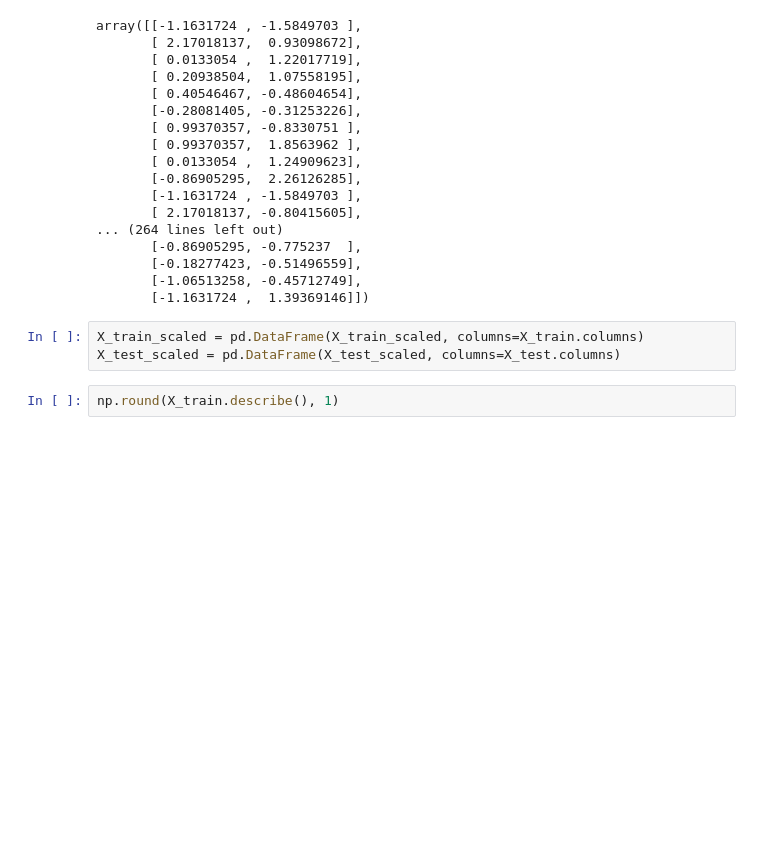
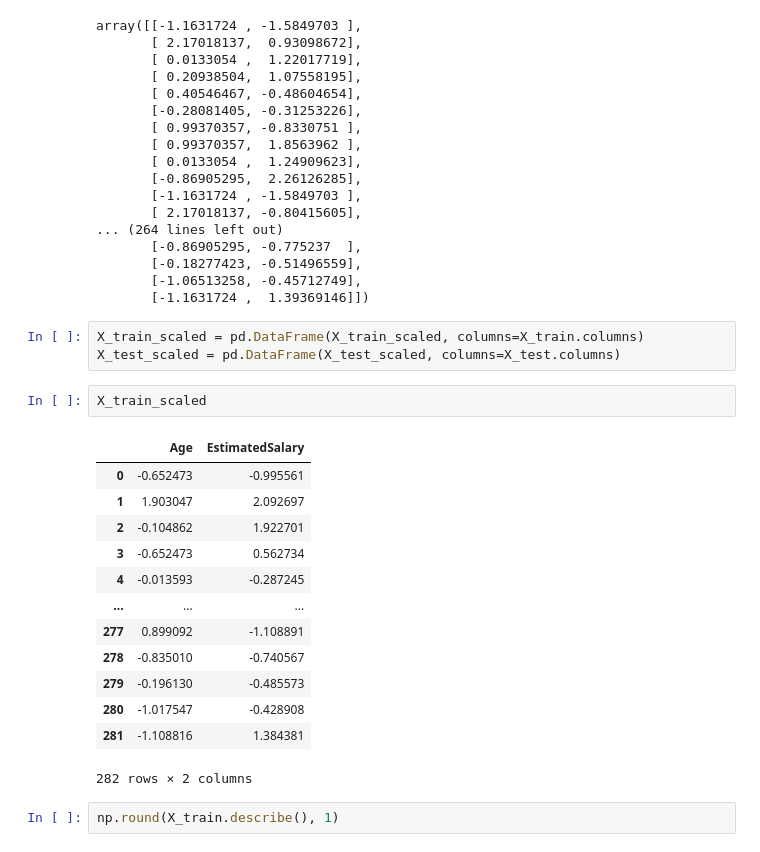
Before and after one commit to chandanpandey4043/Data-Science-and-ML-revision, a Jupyter notebook: ML Basics/Feature Engineering/Feature Scaling/standardization.ipynb, the cells around one changed output. Cells and saved outputs as stored; diff of their text form; blank space fills up the shorter version.

```diff
--- a/ML Basics/Feature Engineering/Feature Scaling/standardization.ipynb
+++ b/ML Basics/Feature Engineering/Feature Scaling/standardization.ipynb
@@ -81,6 +81,22 @@ array([[-1.1631724 , -1.5849703 ],
 # %%
 X_train_scaled = pd.DataFrame(X_train_scaled, columns=X_train.columns)
 X_test_scaled = pd.DataFrame(X_test_scaled, columns=X_test.columns)
+# %%
+X_train_scaled
+# %% [output]
+|  | Age | EstimatedSalary |
+| 0 | -0.652473 | -0.995561 |
+| 1 | 1.903047 | 2.092697 |
+| 2 | -0.104862 | 1.922701 |
+| 3 | -0.652473 | 0.562734 |
+| 4 | -0.013593 | -0.287245 |
+| ... | ... | ... |
+| 277 | 0.899092 | -1.108891 |
+| 278 | -0.835010 | -0.740567 |
+| 279 | -0.196130 | -0.485573 |
+| 280 | -1.017547 | -0.428908 |
+| 281 | -1.108816 | 1.384381 |
+282 rows × 2 columns
 # %%
 np.round(X_train.describe(), 1)
 # %% [output]
```
